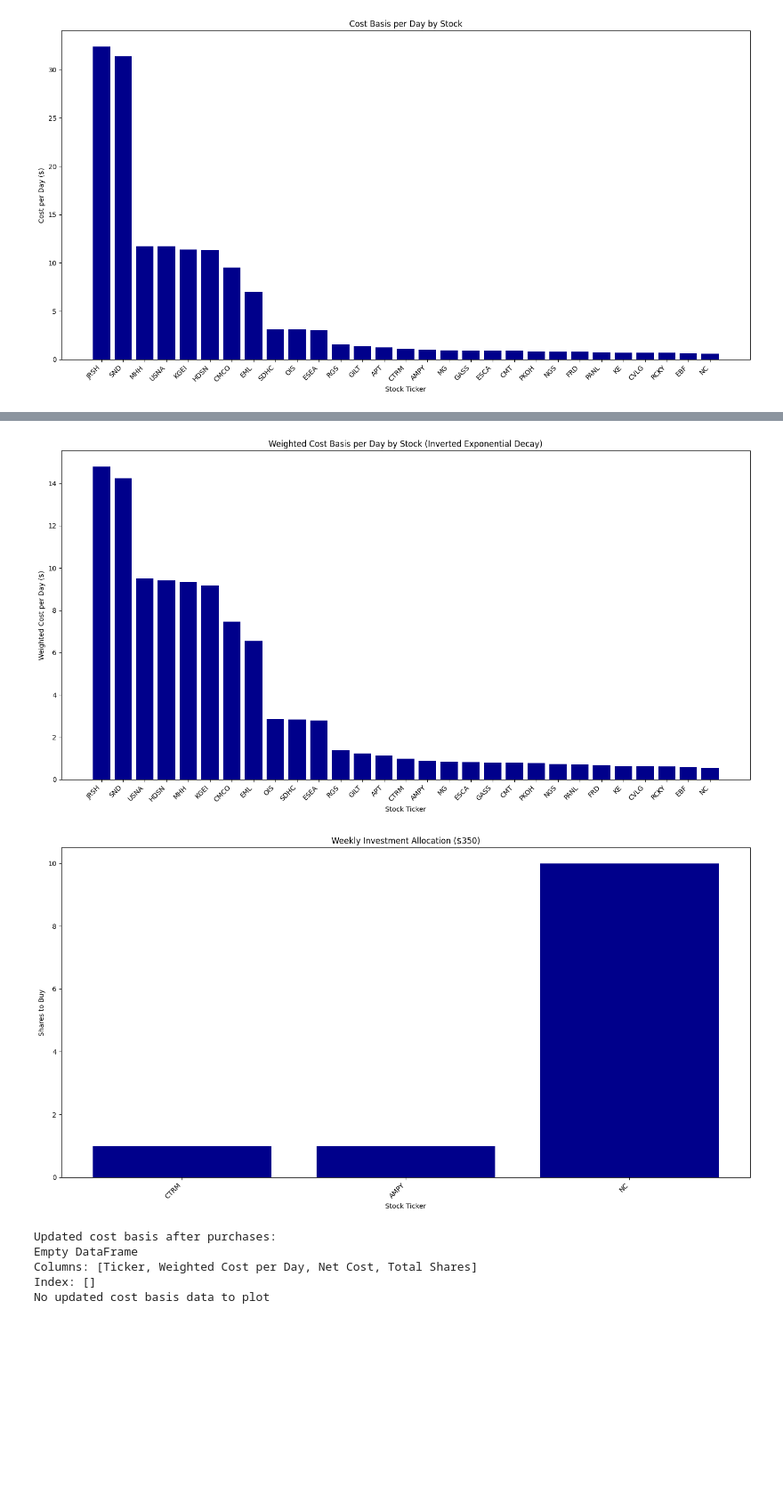
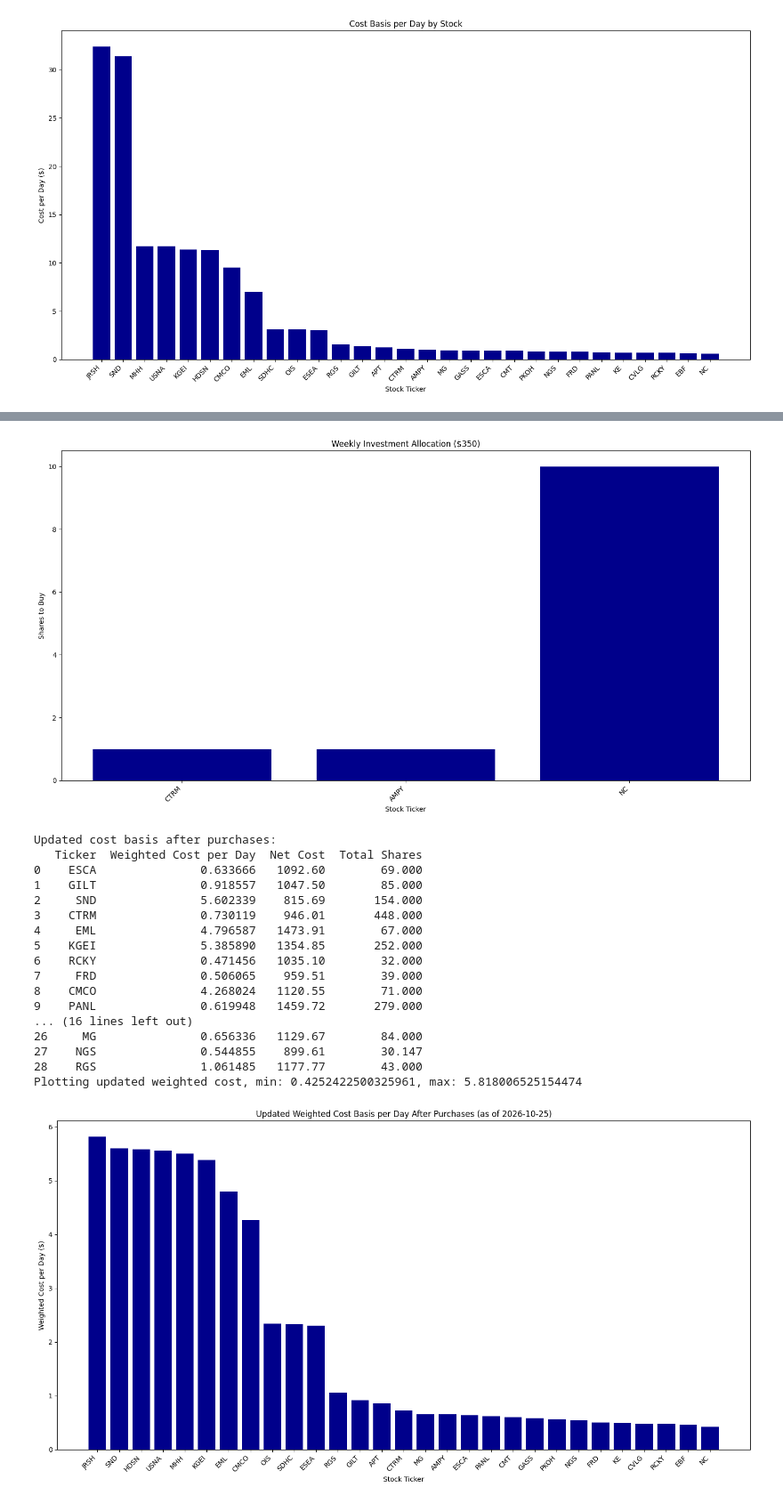
Before and after one commit to rickshilling/shadowPortfolio, a Jupyter notebook: main.ipynb, the cells around one changed output, grey strips where cells are left out. Shown at 89% size. Saved outputs shown, nothing was run; the diff lists cells and outputs as text; code cells hidden in the pictures; blank space fills up the shorter version.

```diff
--- a/main.ipynb
+++ b/main.ipynb
@@ -113,15 +113,15 @@ Qualified Dividend     66
 Stock Split             1
 Name: count, dtype: int64
 # %%
-decay_rate = get_decay_rate(90, 180, 0.2)  # Example: 20% decay over 90 to 180 days
-cost_basis_df = calculate_cost_basis_per_time(filtered_transactions, decay_rate=decay_rate)
+decay_rate = get_decay_rate(90, 180, 0.5)  # Example: 50% decay over 90 to 180 days
+reference_date = pd.Timestamp.now() + pd.Timedelta(days=7)  # 7 days from present
+cost_basis_df = calculate_cost_basis_per_time(filtered_transactions, decay_rate=decay_rate, reference_date=reference_date)
 print("Cost basis per time:")
 print(cost_basis_df)
 
 # Allocate weekly investment
 weekly_new_amount = 350
-future_date = pd.Timestamp.now() + pd.Timedelta(days=7)  # 7 days from present
-allocation_df, updated_cost_basis_df = allocate_weekly_investment(cost_basis_df, aaii_df, weekly_new_amount, filtered_transactions, decay_rate=decay_rate, future_date=future_date)
-print(f"\nWeekly investment allocation (${weekly_new_amount}) as of {future_date.date()}:")
+allocation_df, updated_cost_basis_df = allocate_weekly_investment(cost_basis_df, aaii_df, weekly_new_amount, filtered_transactions, decay_rate=decay_rate, reference_date=reference_date)
+print(f"\nWeekly investment allocation (${weekly_new_amount}) as of {reference_date.date()}:")
 print(allocation_df)
 # %% [output]
@@ -159,19 +143,6 @@ plt.show()
 # %% [output]
 [figure]
 # %%
-# Alternative plot: Cost per share-day
-plt.figure(figsize=(15, 8))
-
-plot_df2 = cost_basis_df.sort_values('Cost per Share-Day', ascending=False)
-
-plt.bar(plot_df2['Ticker'], plot_df2['Cost per Share-Day'], color='darkblue')
-plt.ylabel('Cost per Share-Day ($/share/day)')
-plt.xlabel('Stock Ticker')
-plt.title('Cost Basis per Share-Day by Stock')
-plt.xticks(rotation=45, ha='right')
-plt.tight_layout()
-plt.show()
-
 # Plot weighted cost per day (with inverted exponential decay)
 plt.figure(figsize=(15, 8))
 
@@ -211,7 +182,7 @@ if len(updated_cost_basis_df) > 0:
     # Check if all values are zero or very small
     if plot_df4['Weighted Cost per Day'].max() < 0.01:
         print("Warning: All weighted cost values are very small (near zero)")
-        print("This is expected because new purchases at future_date have weight = 0 in inverted decay formula")
+        print("This is expected because new purchases at reference_date have weight = 0 in inverted decay formula")
         print("Let's plot Net Cost instead to see the actual values:")
 
         plt.figure(figsize=(15, 8))
@@ -219,7 +190,7 @@ if len(updated_cost_basis_df) > 0:
         plt.bar(plot_df5['Ticker'], plot_df5['Net Cost'], color='darkblue')
         plt.ylabel('Net Cost ($)')
         plt.xlabel('Stock Ticker')
-        plt.title(f'Net Cost After Purchases (as of {future_date.date()})')
+        plt.title(f'Net Cost After Purchases (as of {reference_date.date()})')
         plt.xticks(rotation=45, ha='right')
         plt.tight_layout()
         plt.show()
@@ -228,7 +199,7 @@ if len(updated_cost_basis_df) > 0:
         plt.bar(plot_df4['Ticker'], plot_df4['Weighted Cost per Day'], color='darkblue')
         plt.ylabel('Weighted Cost per Day ($)')
         plt.xlabel('Stock Ticker')
-        plt.title(f'Updated Weighted Cost Basis per Day After Purchases (as of {future_date.date()})')
+        plt.title(f'Updated Weighted Cost Basis per Day After Purchases (as of {reference_date.date()})')
         plt.xticks(rotation=45, ha='right')
         plt.tight_layout()
         plt.show()
@@ -239,7 +210,19 @@ else:
-[figure, old version]
+[figure, new version]
+Updated cost basis after purchases:
+   Ticker  Weighted Cost per Day  Net Cost  Total Shares
+0    ESCA               0.633666   1092.60        69.000
+1    GILT               0.918557   1047.50        85.000
+2     SND               5.602339    815.69       154.000
+3    CTRM               0.730119    946.01       448.000
+4     EML               4.796587   1473.91        67.000
+5    KGEI               5.385890   1354.85       252.000
+6    RCKY               0.471456   1035.10        32.000
+7     FRD               0.506065    959.51        39.000
+8    CMCO               4.268024   1120.55        71.000
+9    PANL               0.619948   1459.72       279.000
+... (16 lines left out)
+26     MG               0.656336   1129.67        84.000
+27    NGS               0.544855    899.61        30.147
+28    RGS               1.061485   1177.77        43.000
+Plotting updated weighted cost, min: 0.4252422500325961, max: 5.818006525154474
-[figure, old version]
+[figure, new version]
-Updated cost basis after purchases:
-Empty DataFrame
-Columns: [Ticker, Weighted Cost per Day, Net Cost, Total Shares]
-Index: []
-No updated cost basis data to plot
```
Also changed, not shown: parts of 3 cells of this notebook, 1 other file.
